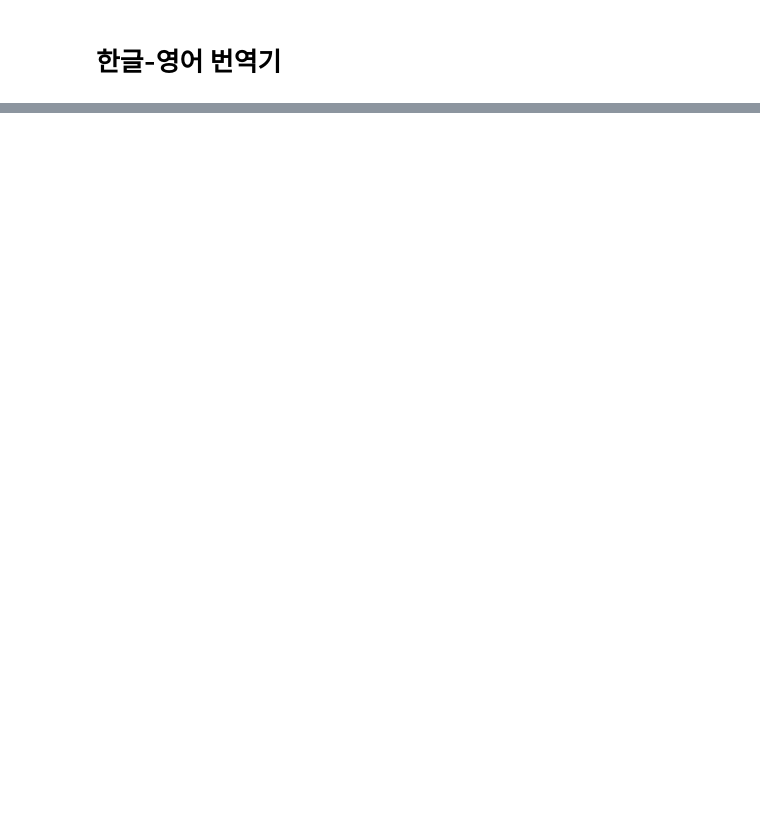
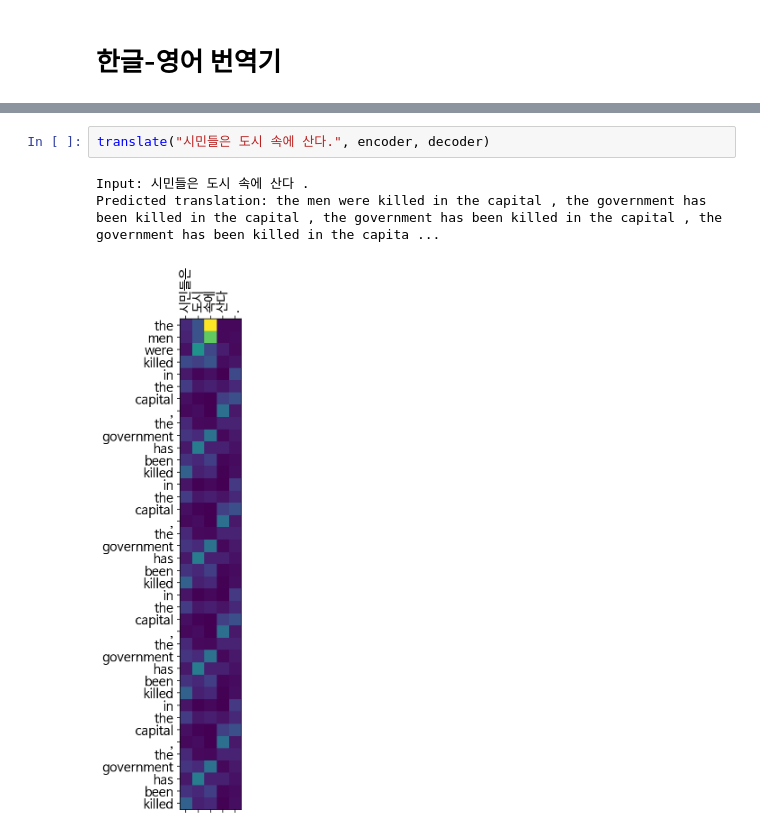
Before and after one commit to nr-ai/Aiffel_Exploration, a Jupyter notebook: Translator (KorEng).ipynb, the cells around one changed output, grey strips where cells are left out. Cells and saved outputs as stored; diff of their text form; blank space fills up the shorter version.

```diff
--- a/Translator (KorEng).ipynb
+++ b/Translator (KorEng).ipynb
@@ -423,0 +857,6 @@ Predicted translation: me das un poco caf ? <end>
+# %%
+translate("시민들은 도시 속에 산다.", encoder, decoder)
+# %% [output]
+Input: 시민들은 도시 속에 산다 .
+Predicted translation: the men were killed in the capital , the government has been killed in the capital , the government has been killed in the capital , the government has been killed in the capita ...
+[figure, added]
```
Also changed, not shown: parts of 57 cells of this notebook.
